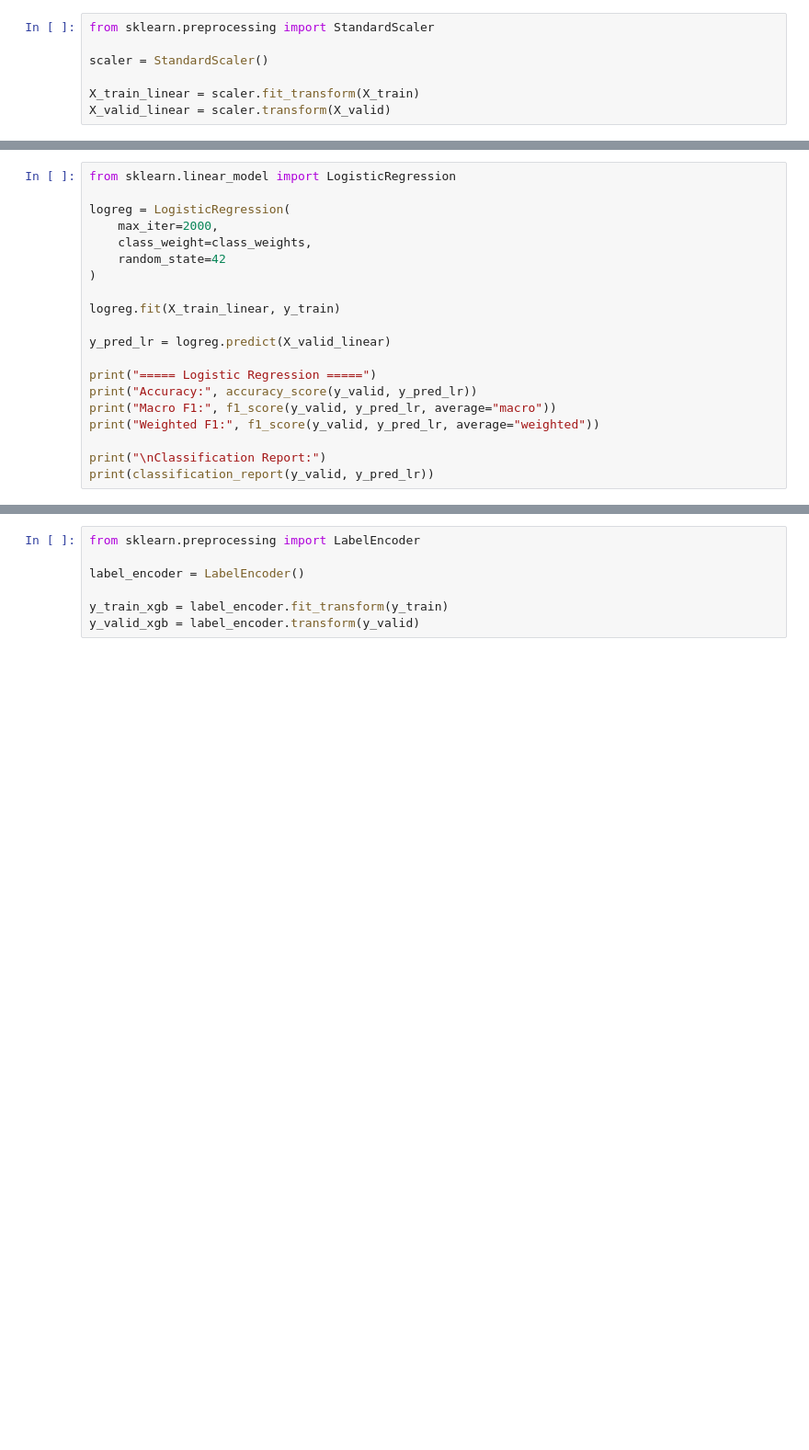
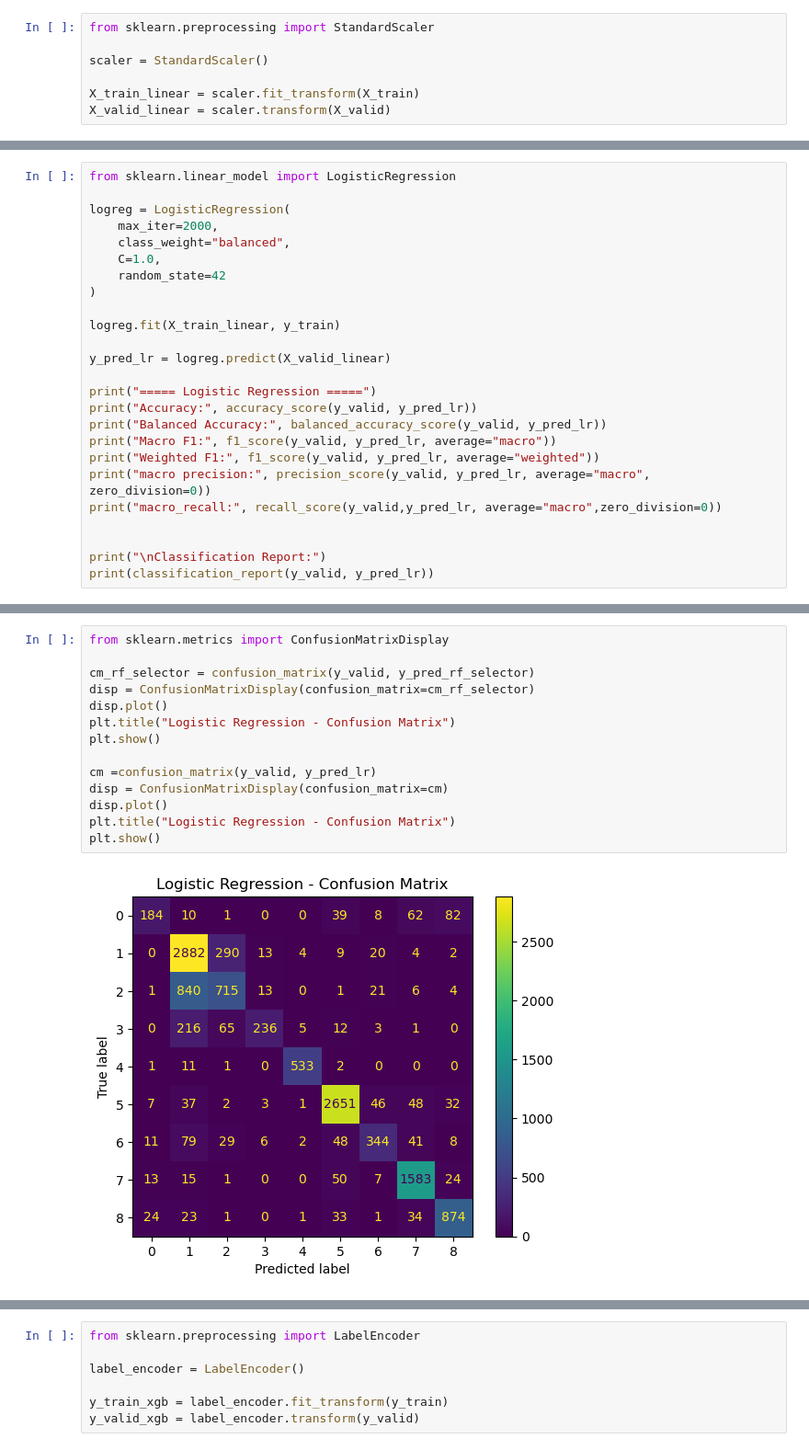
Before and after one commit to Newshasadat/otto-group-product-classification-challenge, a Jupyter notebook: notebook.ipynb, the cells around one changed output, grey strips where cells are left out. Shown at 92% size. Drawn from its saved outputs; the diff is of its cells as text; blank space fills up the shorter version.

```diff
--- a/notebook.ipynb
+++ b/notebook.ipynb
@@ -242,7 +381,8 @@ from sklearn.linear_model import LogisticRegression
 
 logreg = LogisticRegression(
     max_iter=2000,
-    class_weight=class_weights,
+    class_weight="balanced",
+    C=1.0,
     random_state=42
 )
 
@@ -252,8 +392,12 @@ y_pred_lr = logreg.predict(X_valid_linear)
 
 print("===== Logistic Regression =====")
 print("Accuracy:", accuracy_score(y_valid, y_pred_lr))
+print("Balanced Accuracy:", balanced_accuracy_score(y_valid, y_pred_lr))
 print("Macro F1:", f1_score(y_valid, y_pred_lr, average="macro"))
 print("Weighted F1:", f1_score(y_valid, y_pred_lr, average="weighted"))
+print("macro precision:", precision_score(y_valid, y_pred_lr, average="macro", zero_division=0))
+print("macro_recall:", recall_score(y_valid,y_pred_lr, average="macro",zero_division=0))
+
 
 print("\nClassification Report:")
 print(classification_report(y_valid, y_pred_lr))
@@ -390,0 +491,16 @@ y_pred_rf = rf.predict(X_valid_selected)
+# %%
+from sklearn.metrics import ConfusionMatrixDisplay
+
+cm_rf_selector = confusion_matrix(y_valid, y_pred_rf_selector)
+disp = ConfusionMatrixDisplay(confusion_matrix=cm_rf_selector)
+disp.plot()
+plt.title("Logistic Regression - Confusion Matrix")
+plt.show()
+
+cm =confusion_matrix(y_valid, y_pred_lr)
+disp = ConfusionMatrixDisplay(confusion_matrix=cm)
+disp.plot()
+plt.title("Logistic Regression - Confusion Matrix")
+plt.show()
+# %% [output]
+[figure, added]
```
Also changed, not shown: parts of 90 cells of this notebook, 2 other files.
